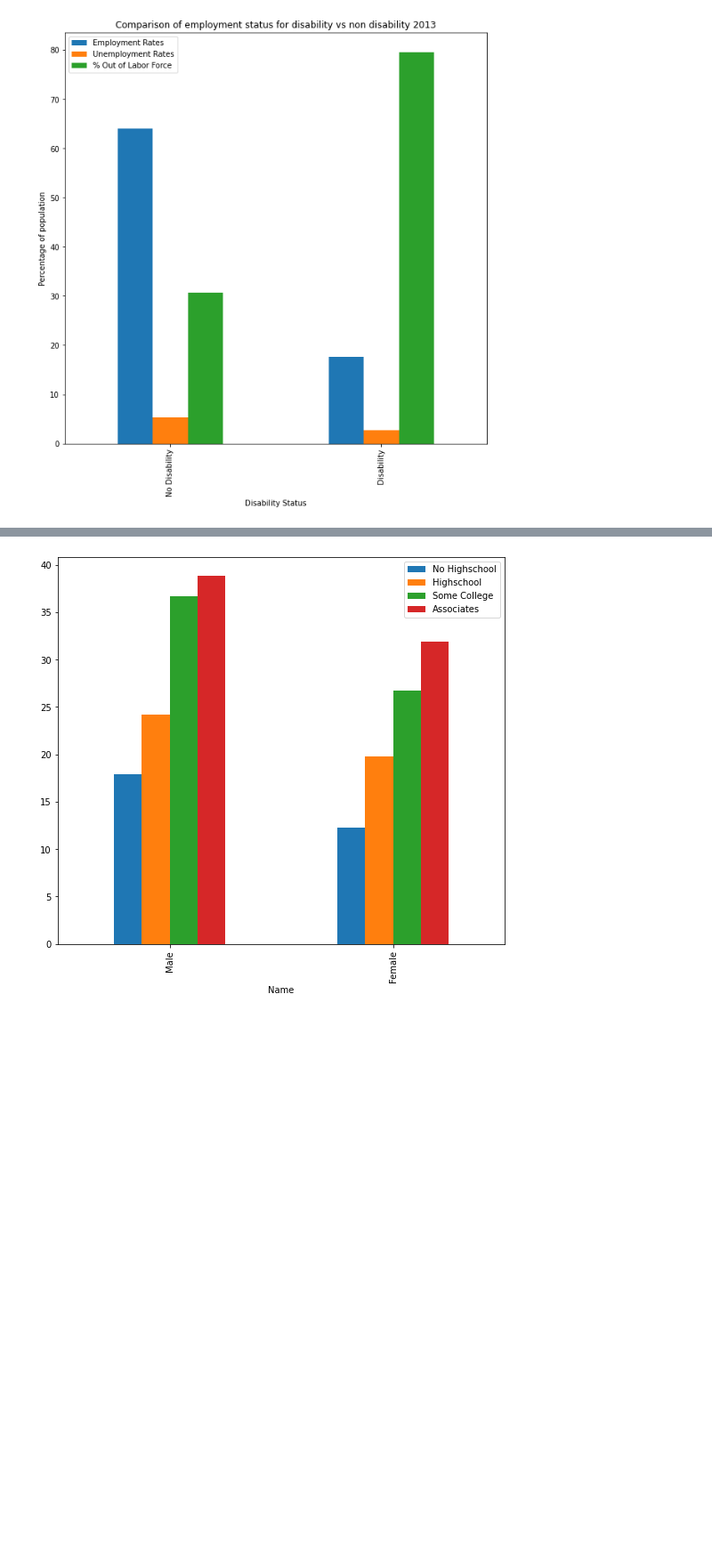
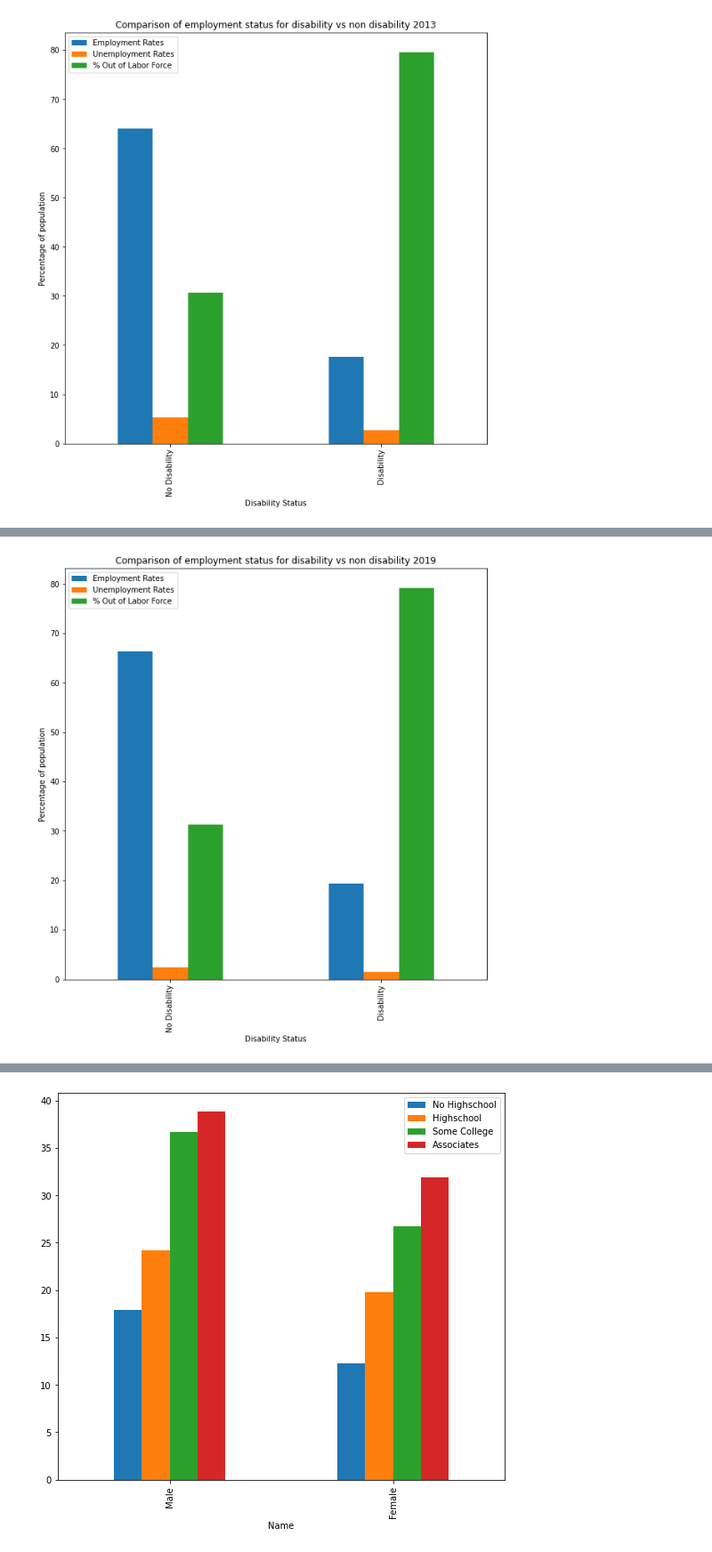
Before and after one commit to RaphaelAllusson/Disability-Research, a Jupyter notebook: Notebooks/analyzing_employment_and_education_data.ipynb, the cells around one changed output, grey strips where cells are left out. Shown: that part at 89% size. Saved outputs shown, nothing was run; the diff lists cells and outputs as text; code cells hidden in the pictures; blank space fills up the shorter version.

```diff
--- a/Notebooks/analyzing_employment_and_education_data.ipynb
+++ b/Notebooks/analyzing_employment_and_education_data.ipynb
@@ -565,0 +579,13 @@ plt.show()
+# %%
+data=[["No Disability", 66.3, 2.4, 31.3],
+      ["Disability", 19.3, 1.5, 79.2]
+     ]
+
+df=pd.DataFrame(data,columns=["Disability Status", "Employment Rates","Unemployment Rates","% Out of Labor Force"])
+df.plot(x="Disability Status", y=["Employment Rates","Unemployment Rates","% Out of Labor Force"], kind="bar",figsize=(10,10))
+plt.ylabel('Percentage of population')
+plt.title('Comparison of employment status for disability vs non disability 2019')
+plt.figsize = (20, 20)
+plt.show()
+# %% [output]
+[figure, added]
```
Also changed, not shown: parts of 4 cells of this notebook.
